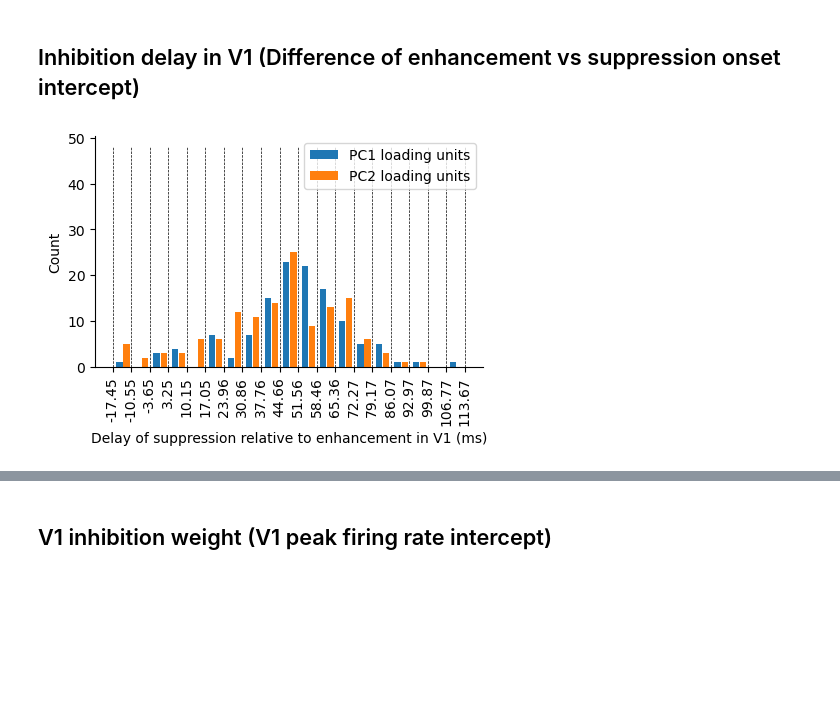
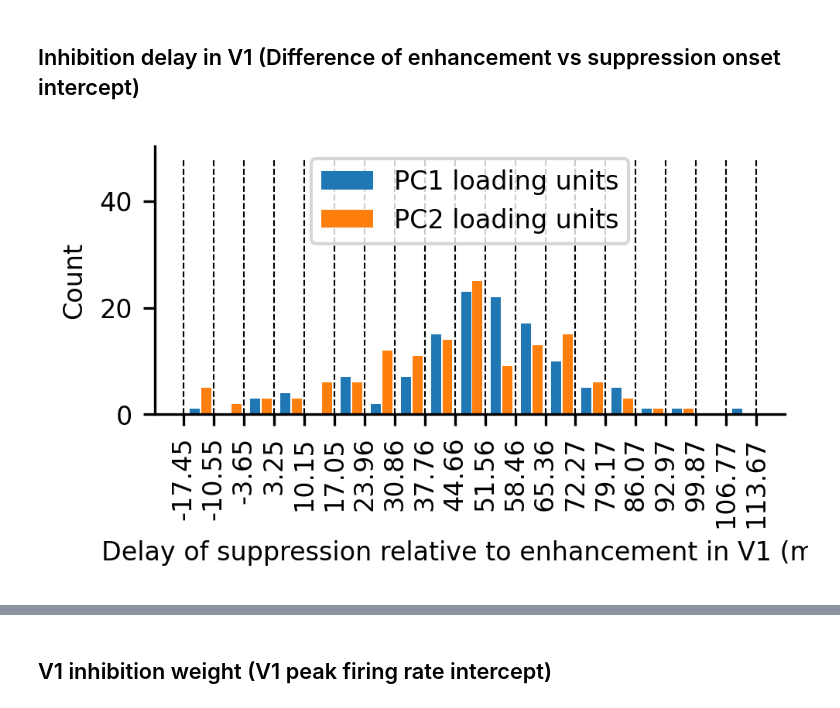
Before and after one commit to Elsayedaa/synergistic_geniculocortical_circuit_model, a Jupyter notebook: analysis/6.2_ephys_data_estimate_distributions_hist.ipynb, the cells around one changed output, grey strips where cells are left out. Cells and saved outputs as stored; diff of their text form; code cells hidden in the pictures; blank space fills up the shorter version.

```diff
--- a/analysis/6.2_ephys_data_estimate_distributions_hist.ipynb
+++ b/analysis/6.2_ephys_data_estimate_distributions_hist.ipynb
@@ -13,5 +13,7 @@ from useful_functions import get_single_unit_prediction_params
 # %%
-## Note to self: I have still not added the loaded data below to the repository
+plt.rcParams['figure.dpi'] = 300
+fontsize = 8
+linewidth = 0.5
 # %%
 ## load the data
 
@@ -26,28 +28,18 @@ for key in datasets.keys():
 
     summary_data = {}
 
-    data_path = os.path.join('c:\\',*os.getcwd().split('\\')[1:-2], f'data_{model}.csv')
+    data_path = os.path.join('c:\\', *os.getcwd().split('\\')[1:-1], 'project_datafiles', 'data_1.csv')
     summary_data[f'data_{model}'] = pd.read_csv(data_path).drop(columns = 'Unnamed: 0')
 
-    try:
-        unitwise_path = os.path.join('c:\\',*os.getcwd().split('\\')[1:-2], f'm{model}_{key}_unitwise_params.csv')
-        summary_data[f'm{model}_unitwise_params'] = pd.read_csv(unitwise_path).drop(columns = 'Unnamed: 0')
+
+    unitwise_path = os.path.join('c:\\', *os.getcwd().split('\\')[1:-1], 'project_datafiles', f'm1_{key}_unitwise_params.csv')
+    summary_data[f'm{model}_unitwise_params'] = pd.read_csv(unitwise_path).drop(columns = 'Unnamed: 0')
 
 
-        fixef_path = os.path.join('c:\\',*os.getcwd().split('\\')[1:-2], f'm{model}_{key}_fixed_effects.csv')
-        summary_data[f'm{model}_fixed_effects'] = pd.read_csv(fixef_path).rename(
-            columns = {f'fixef(model_{model})':'fixef', 'Unnamed: 0': 'name'}
-        )
-
-    except FileNotFoundError:
-        unitwise_path = os.path.join('c:\\',*os.getcwd().split('\\')[1:-2], 'oldversions', f'm{model}_{key}_unitwise_params.csv')
-        summary_data[f'm{model}_unitwise_params'] = pd.read_csv(unitwise_path).drop(columns = 'Unnamed: 0')
-
-
-        fixef_path = os.path.join('c:\\',*os.getcwd().split('\\')[1:-2], 'oldversions', f'm{model}_{key}_fixed_effects.csv')
-        summary_data[f'm{model}_fixed_effects'] = pd.read_csv(fixef_path).rename(
-            columns = {f'fixef(model_{model})':'fixef', 'Unnamed: 0': 'name'}
-        )
+    fixef_path = os.path.join('c:\\', *os.getcwd().split('\\')[1:-1], 'project_datafiles', f'm1_{key}_fixed_effects.csv')
+    summary_data[f'm{model}_fixed_effects'] = pd.read_csv(fixef_path).rename(
+        columns = {f'fixef(model_{model})':'fixef', 'Unnamed: 0': 'name'}
+    )
 
     prediction_params = {}
     prediction_params[f'model_{model}'] = {
@@ -81,8 +73,7 @@ for key in datasets.keys():
 # %%
 ## Get the V1 units that uniquely load onto PC1 and PC2
 
-v1_xs_file = f"v1_ori_phase_condition_pcascores_wcomp.pkl"
-v1_xs_file = os.path.join('c:\\',*os.getcwd().split('\\')[1:-1], v1_xs_file)
+v1_xs_file = os.path.join('c:\\', *os.getcwd().split('\\')[1:-1], 'project_datafiles', 'v1_ori_phase_condition_pcascores_wcomp.pkl')
 v1_pca = pd.read_pickle(v1_xs_file)
 pc1_loadings = np.abs(v1_pca.components.mean(0)[0])
 pc2_loadings = np.abs(v1_pca.components.mean(0)[1])
@@ -115,37 +106,39 @@ v1_enhancement_intercepts =  datasets['onset'][f'model_{model}'].loc[
 
 v1_suppression_delays = v1_suppression_intercepts - v1_enhancement_intercepts
 # %%
-fig, ax = plt.subplots(figsize = (5,3))
+fig, ax = plt.subplots(figsize = (3.5,1.5))
 labels = ['PC1 loading units', 'PC2 loading units']
+
 for i, pc_group in enumerate([pc1si, pc2si]):
     x = np.linspace(
         v1_suppression_delays.min(),
         v1_suppression_delays.max(),
         20
     )
     data = v1_suppression_delays[pc_group]
     h, bins = np.histogram(data, bins = x)
     bin_centers = (bins[1:] + bins[:-1])/2
     width = np.gradient(bin_centers).mean()/3
 
     if i==0:
         ax.bar(bin_centers-width*0.4, h, label = labels[i], width=width)
     else:
         ax.bar(bin_centers+width*0.75, h, label = labels[i], width=width)
 
 ax.set_xticks(bins)
 ax.set_xticklabels(bins.round(2), rotation = 90)
 h, _ = np.histogram(v1_suppression_delays, bins = x)
 for bin_edge in bins:
-    ax.plot([bin_edge]*10, np.linspace(0,h.max(),10), '--', color = 'black', linewidth = 0.5)
+    ax.plot([bin_edge]*10, np.linspace(0,h.max(),10), '--', color = 'black', linewidth = linewidth)
 
 ax.spines['top'].set_visible(False)
 ax.spines['right'].set_visible(False)
+ax.tick_params(labelsize = fontsize)
 
-ax.legend()
-ax.set_xlabel("Delay of suppression relative to enhancement in V1 (ms)")
-ax.set_ylabel("Count")
+ax.legend(fontsize = fontsize)
+ax.set_xlabel("Delay of suppression relative to enhancement in V1 (ms)", fontsize = fontsize)
+ax.set_ylabel("Count", fontsize = fontsize)
 plt.show()
 # %% [output]
-[figure, old version]
+[figure, new version]
 # %%
```
Also changed, not shown: parts of 9 cells of this notebook, 3 other files.
